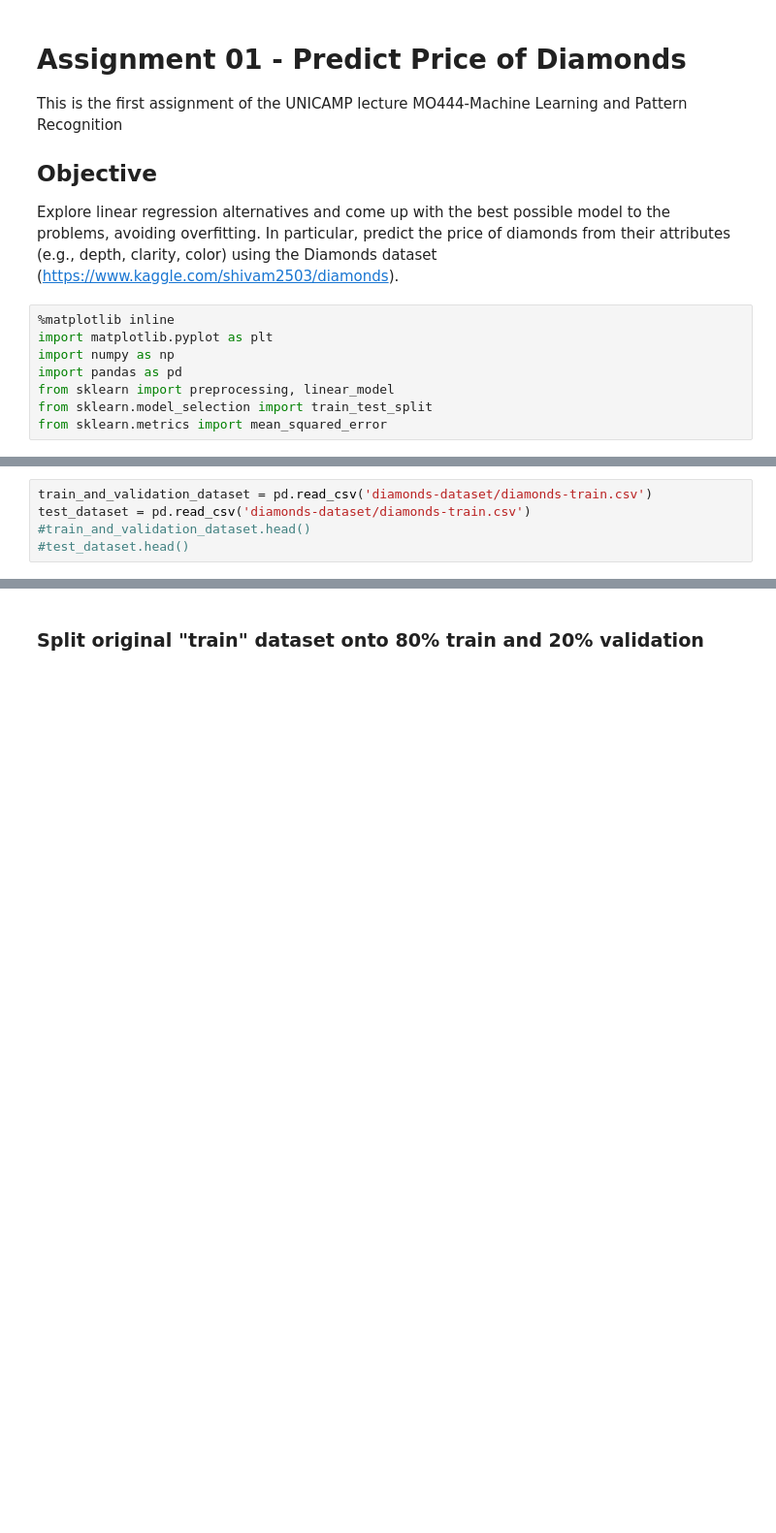
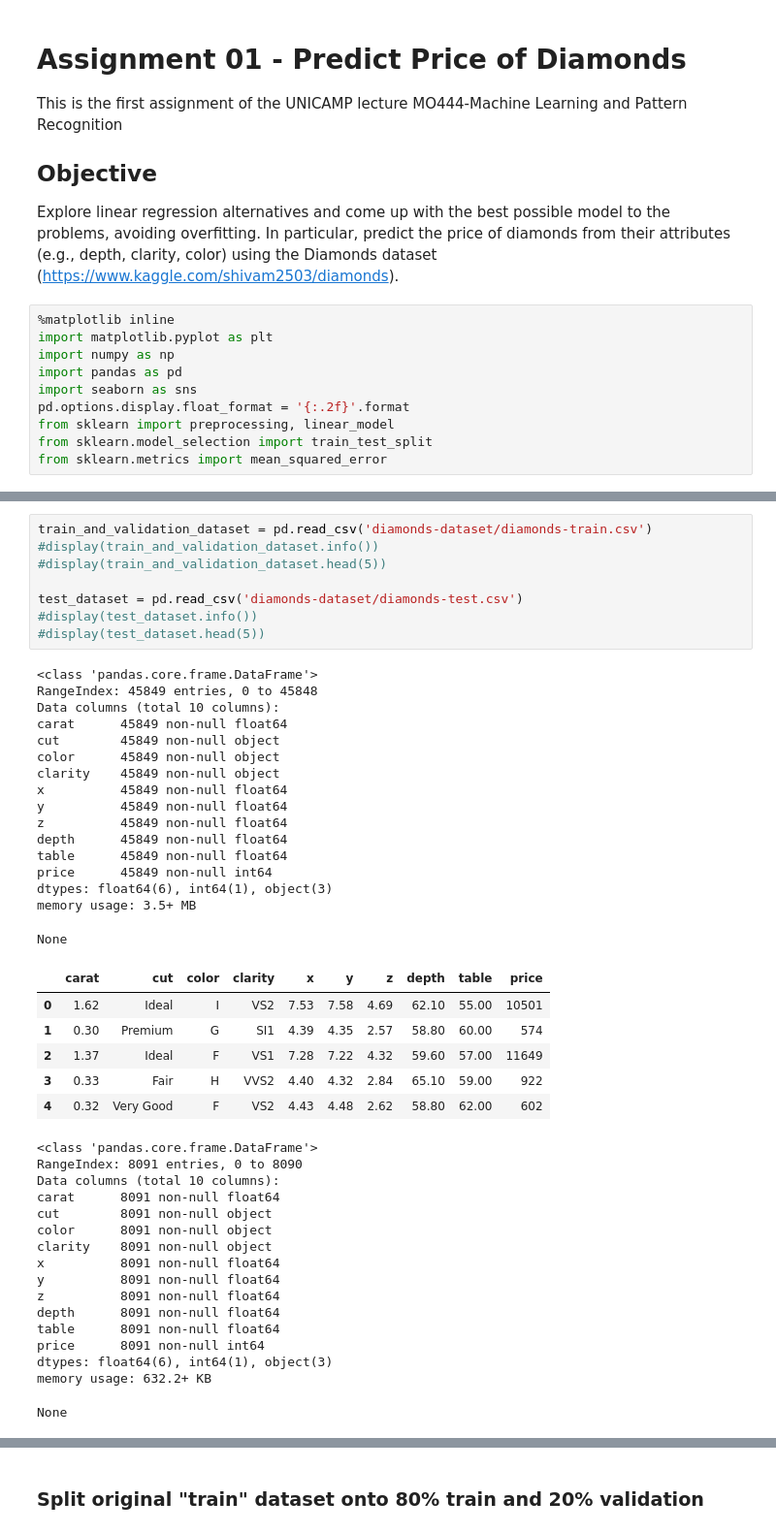
Before and after one commit to andresbrocco/MO444-MachineLearning-UNICAMP, a Jupyter notebook: Assignment-01/Assignment-01.ipynb, the cells around one changed output, grey strips where cells are left out. Shown at 97% size. Cells and saved outputs as stored; diff of their text form; blank space fills up the shorter version.

```diff
--- a/Assignment-01/Assignment-01.ipynb
+++ b/Assignment-01/Assignment-01.ipynb
@@ -9,6 +9,8 @@ Explore linear  regression alternatives  and  come  up  with  the  best  possibl
 import matplotlib.pyplot as plt
 import numpy as np
 import pandas as pd
+import seaborn as sns
+pd.options.display.float_format = '{:.2f}'.format
 from sklearn import preprocessing, linear_model
 from sklearn.model_selection import train_test_split
 from sklearn.metrics import mean_squared_error
@@ -17,5 +21,47 @@ from sklearn.metrics import mean_squared_error
 # %%
 train_and_validation_dataset = pd.read_csv('diamonds-dataset/diamonds-train.csv')
-test_dataset = pd.read_csv('diamonds-dataset/diamonds-train.csv')
-#train_and_validation_dataset.head()
-#test_dataset.head()
+#display(train_and_validation_dataset.info())
+#display(train_and_validation_dataset.head(5))
+
+test_dataset = pd.read_csv('diamonds-dataset/diamonds-test.csv')
+#display(test_dataset.info())
+#display(test_dataset.head(5))
+# %% [output]
+<class 'pandas.core.frame.DataFrame'>
+RangeIndex: 45849 entries, 0 to 45848
+Data columns (total 10 columns):
+carat      45849 non-null float64
+cut        45849 non-null object
+color      45849 non-null object
+clarity    45849 non-null object
+x          45849 non-null float64
+y          45849 non-null float64
+z          45849 non-null float64
+depth      45849 non-null float64
+table      45849 non-null float64
+price      45849 non-null int64
+dtypes: float64(6), int64(1), object(3)
+memory usage: 3.5+ MB
+None
+|  | carat | cut | color | clarity | x | y | z | depth | table | price |
+| 0 | 1.62 | Ideal | I | VS2 | 7.53 | 7.58 | 4.69 | 62.10 | 55.00 | 10501 |
+| 1 | 0.30 | Premium | G | SI1 | 4.39 | 4.35 | 2.57 | 58.80 | 60.00 | 574 |
+| 2 | 1.37 | Ideal | F | VS1 | 7.28 | 7.22 | 4.32 | 59.60 | 57.00 | 11649 |
+| 3 | 0.33 | Fair | H | VVS2 | 4.40 | 4.32 | 2.84 | 65.10 | 59.00 | 922 |
+| 4 | 0.32 | Very Good | F | VS2 | 4.43 | 4.48 | 2.62 | 58.80 | 62.00 | 602 |
+<class 'pandas.core.frame.DataFrame'>
+RangeIndex: 8091 entries, 0 to 8090
+Data columns (total 10 columns):
+carat      8091 non-null float64
+cut        8091 non-null object
+color      8091 non-null object
+clarity    8091 non-null object
+x          8091 non-null float64
+y          8091 non-null float64
+z          8091 non-null float64
+depth      8091 non-null float64
+table      8091 non-null float64
+price      8091 non-null int64
+dtypes: float64(6), int64(1), object(3)
+memory usage: 632.2+ KB
+None
```
Also changed, not shown: parts of 16 cells of this notebook, 5 other files.
